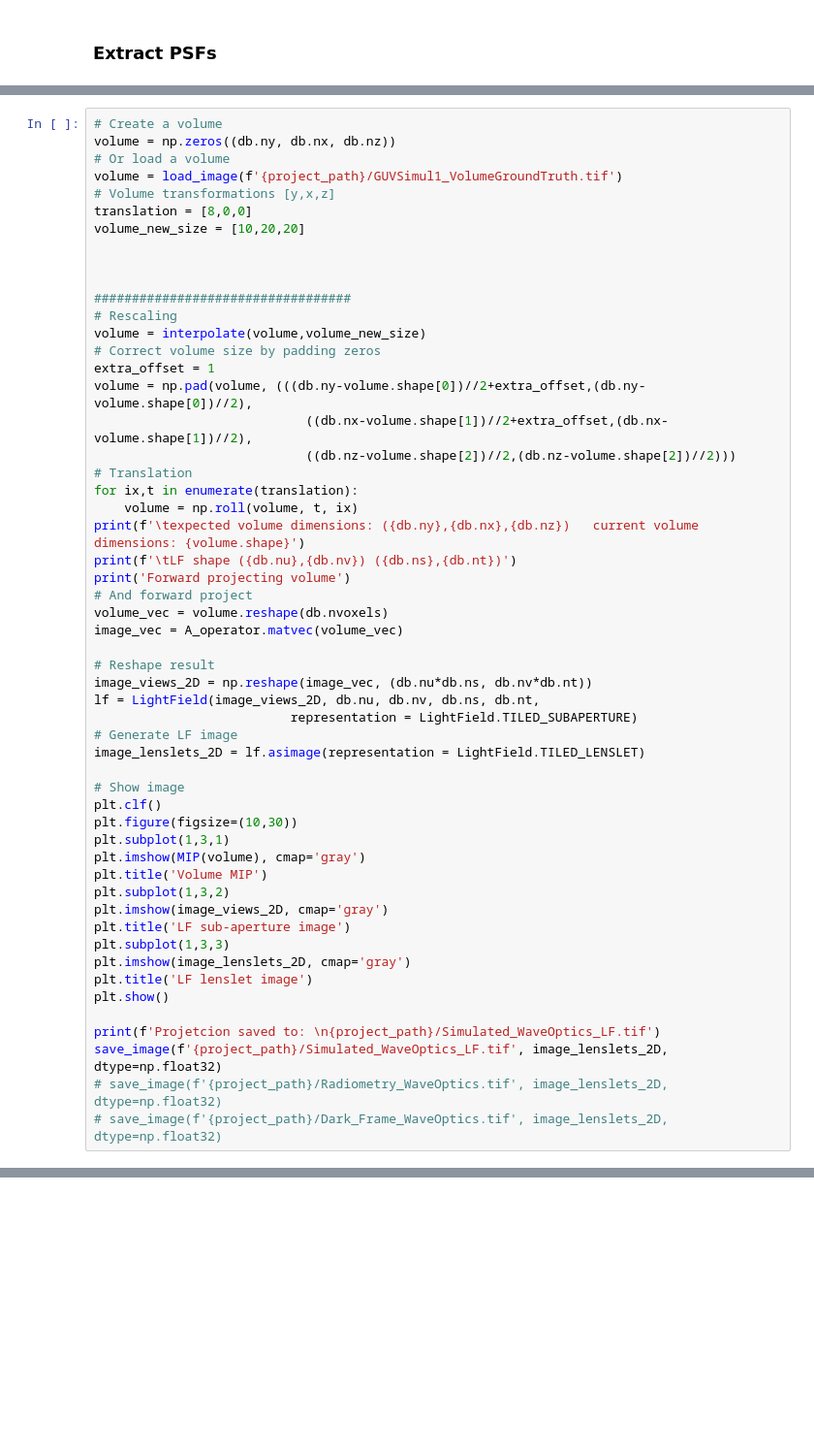
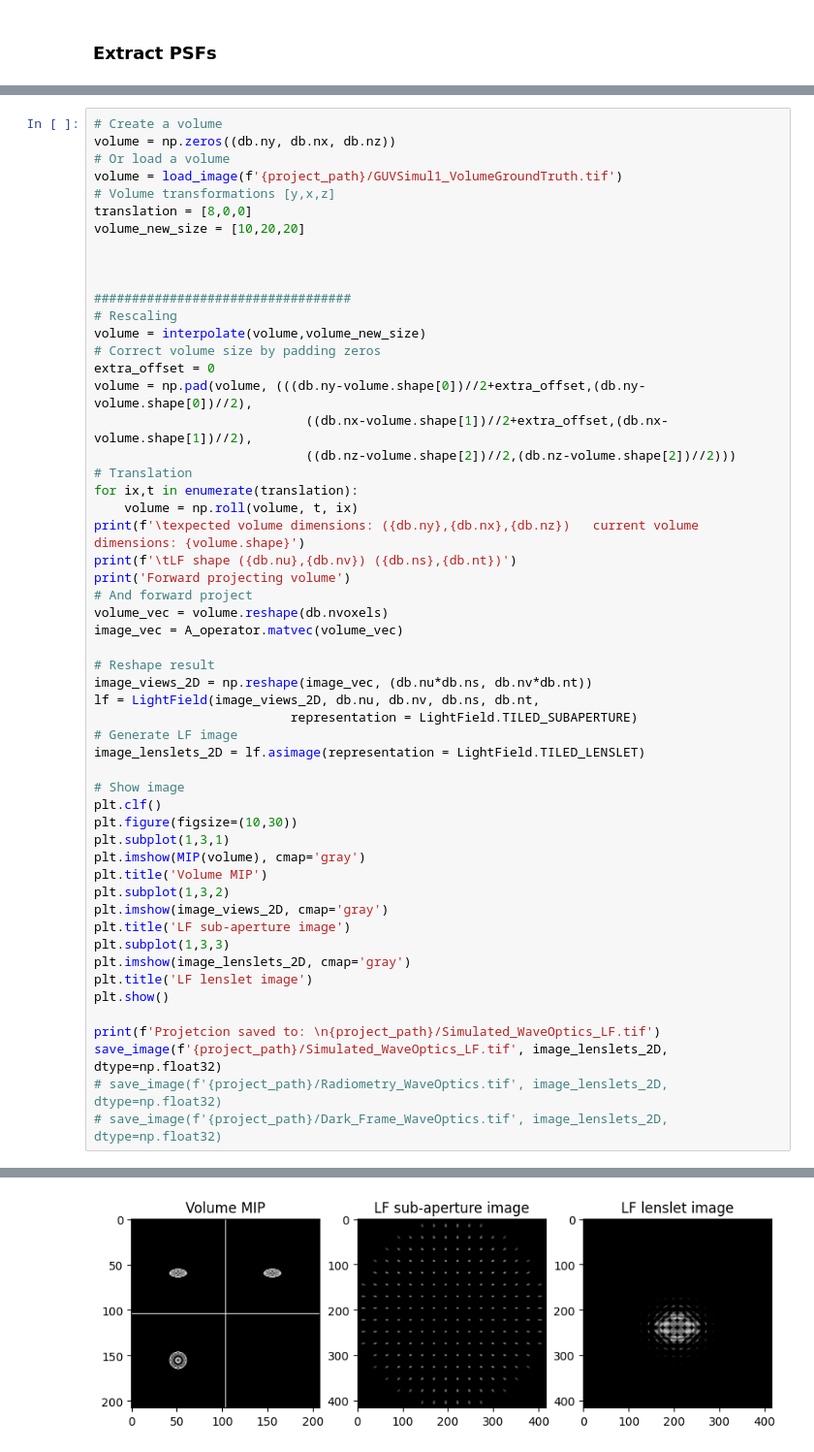
Before and after one commit to PolarizedLightFieldMicroscopy/napari-LF, a Jupyter notebook: src/napari_lf/lfa/LF_forward_projector_simple.ipynb, the cells around one changed output, grey strips where cells are left out. Shown: that part at 97% size. Saved outputs shown, nothing was run; the diff lists cells and outputs as text; blank space fills up the shorter version.

```diff
--- a/src/napari_lf/lfa/LF_forward_projector_simple.ipynb
+++ b/src/napari_lf/lfa/LF_forward_projector_simple.ipynb
@@ -147,7 +152,7 @@ volume_new_size = [10,20,20]
 # Rescaling
 volume = interpolate(volume,volume_new_size)
 # Correct volume size by padding zeros
-extra_offset = 1
+extra_offset = 0
 volume = np.pad(volume, (((db.ny-volume.shape[0])//2+extra_offset,(db.ny-volume.shape[0])//2),
                             ((db.nx-volume.shape[1])//2+extra_offset,(db.nx-volume.shape[1])//2),
                             ((db.nz-volume.shape[2])//2,(db.nz-volume.shape[2])//2)))
@@ -186,3 +191,4 @@ print(f'Projetcion saved to: \n{project_path}/Simulated_WaveOptics_LF.tif')
 save_image(f'{project_path}/Simulated_WaveOptics_LF.tif', image_lenslets_2D, dtype=np.float32)
 # save_image(f'{project_path}/Radiometry_WaveOptics.tif', image_lenslets_2D, dtype=np.float32)
 # save_image(f'{project_path}/Dark_Frame_WaveOptics.tif', image_lenslets_2D, dtype=np.float32)
+# %% [output]
@@ -188,0 +202 @@ save_image(f'{project_path}/Simulated_WaveOptics_LF.tif', image_lenslets_2D, dty
+[figure, added]
```
Also changed, not shown: parts of 5 cells of this notebook.
